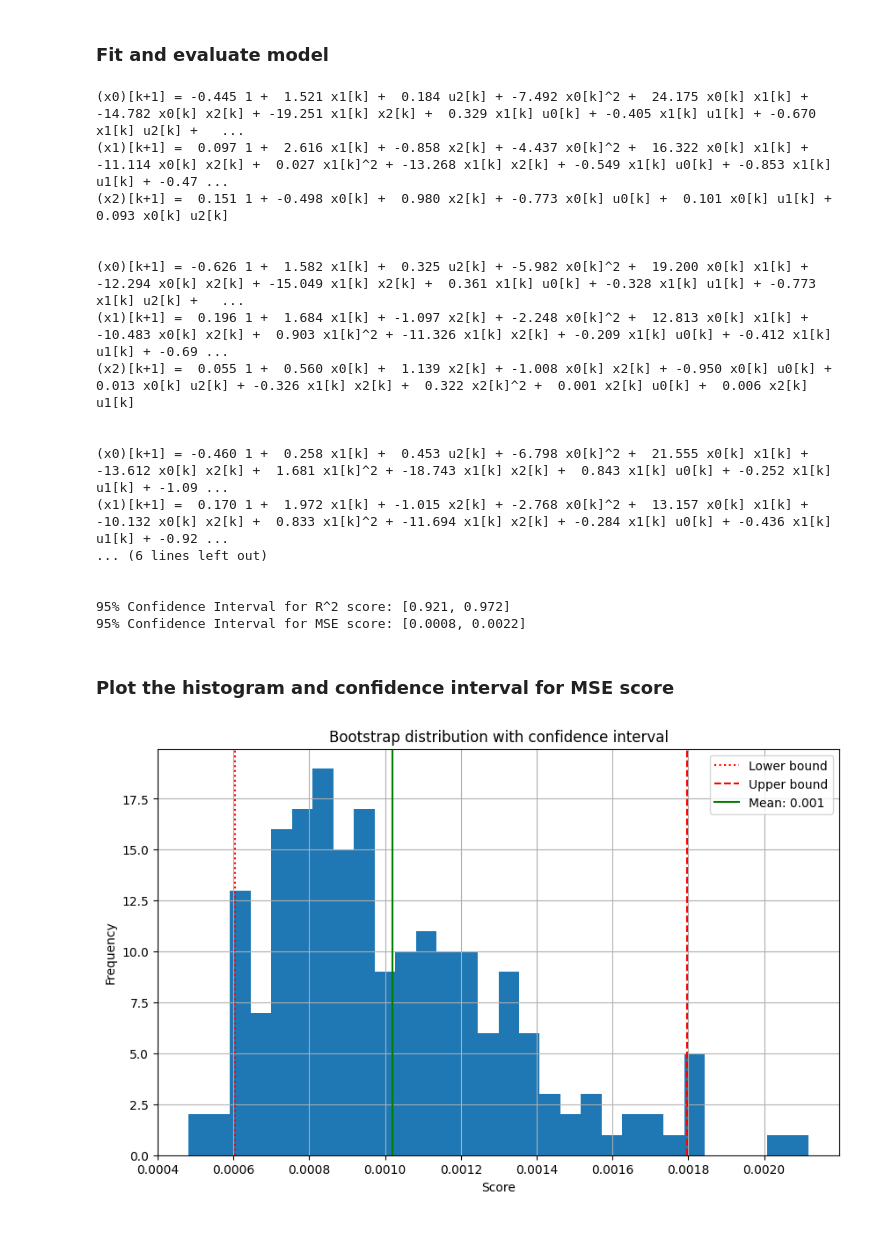
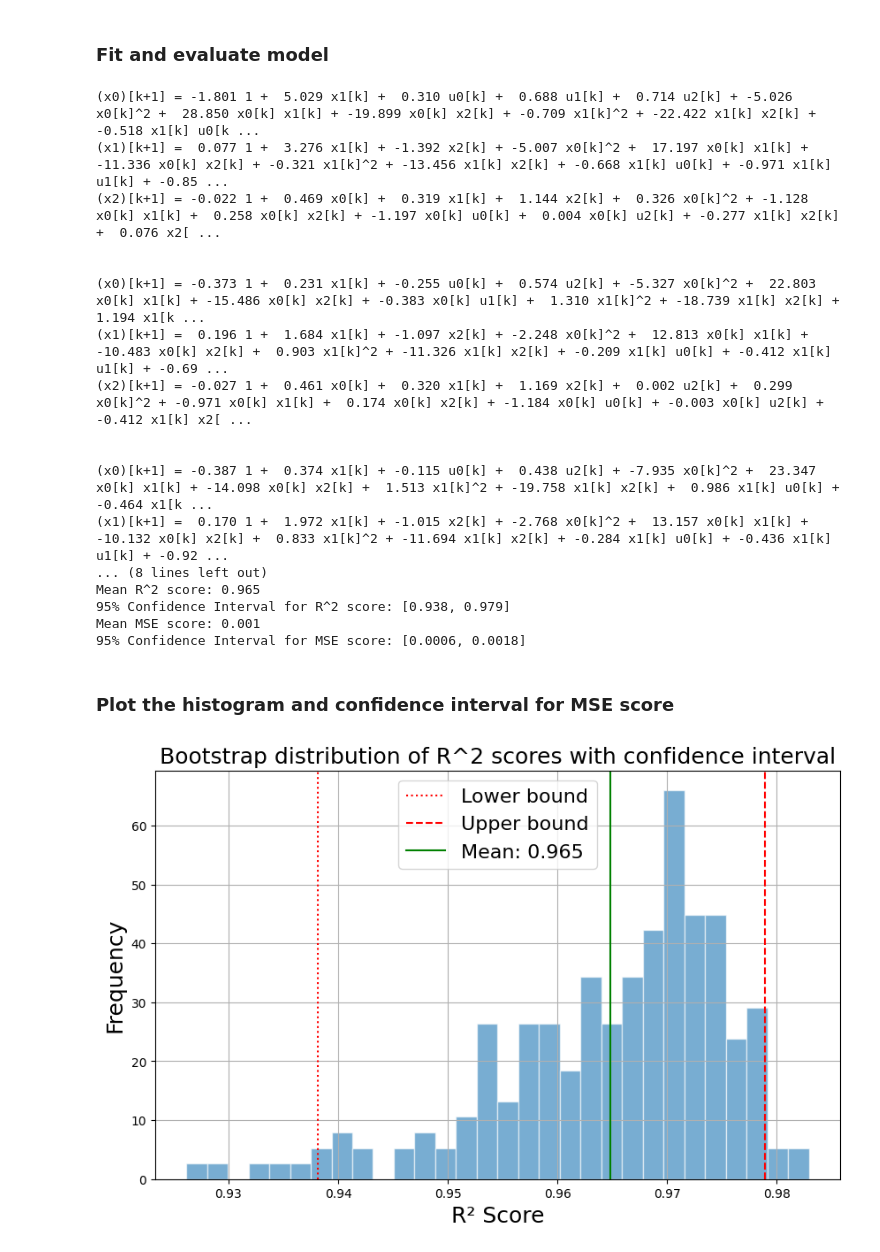
Before and after one commit to nicmig/SocioSINDy, a Jupyter notebook: socio_sindy.ipynb, the cells around one changed output. Drawn from its saved outputs; the diff is of its cells as text; code cells hidden in the pictures.

Commit message:
**update socio_sindy model **added coefficient approach

```diff
--- a/socio_sindy.ipynb
+++ b/socio_sindy.ipynb
@@ -142,67 +183,69 @@ def calculate_confidence(scores, confidence=0.95):
 # %% [markdown]
 ### Initiate DiscreteSINDy model
 # %%
-threshold = 0.5
+threshold = 0.4
 degree=2
 
 optimizer = ps.STLSQ(threshold=threshold, normalize_columns=True)
 library = ps.PolynomialLibrary(degree=degree, interaction_only=False)
-model = ps.DiscreteSINDy(optimizer=optimizer, feature_library=library)
+pred_model = ps.DiscreteSINDy(optimizer=optimizer, feature_library=library)
 # %% [markdown]
 ### Fit and evaluate model
 # %%
-r2_score = []
-mse_score = []
+pred_r2_score = []
+pred_mse_score = []
 for subset in range(len(subsets)):
-    model.fit(subsets[subset]["train_data"], t=dt, u=subsets[subset]["u_train_data"])
+    pred_model.fit(subsets[subset]["train_data"], t=dt, u=subsets[subset]["u_train_data"])
     if subset % 50 == 0:
-        model.print()
+        pred_model.print()
         print("\n")
-    r2_score.append(model.score(subsets[subset]["test_data"], t=dt, u=subsets[subset]["u_test_data"]))
-    mse_score.append(model.score(subsets[subset]["test_data"], t=dt, u=subsets[subset]["u_test_data"], metric=mean_squared_error))
+    pred_r2_score.append(pred_model.score(subsets[subset]["test_data"], t=dt, u=subsets[subset]["u_test_data"]))
+    pred_mse_score.append(pred_model.score(subsets[subset]["test_data"], t=dt, u=subsets[subset]["u_test_data"], metric=mean_squared_error))
     #print(model.score(splits[split]["test_data"], t=dt, u=splits[split]["u_test_data"], metric=mean_squared_error))
 
-ci_lower_r2, ci_upper_r2 = calculate_confidence(r2_score, confidence=0.95) # confidence interval for r2 score
+ci_lower_r2, ci_upper_r2 = calculate_confidence(pred_r2_score, confidence=0.95) # confidence interval for r2 score
+print(f"Mean R^2 score: {(sum(pred_r2_score)/len(subsets)):.3f}")
 print(f"95% Confidence Interval for R^2 score: [{ci_lower_r2:.3f}, {ci_upper_r2:.3f}]")
 
-ci_lower_mse, ci_upper_mse = calculate_confidence(mse_score, confidence=0.95) # confidence interval for MSE score
+ci_lower_mse, ci_upper_mse = calculate_confidence(pred_mse_score, confidence=0.95) # confidence interval for MSE score
+print(f"Mean MSE score: {(sum(pred_mse_score)/len(subsets)):.3f}")
 print(f"95% Confidence Interval for MSE score: [{ci_lower_mse:.4f}, {ci_upper_mse:.4f}]")
 # %% [output]
-(x0)[k+1] = -0.445 1 +  1.521 x1[k] +  0.184 u2[k] + -7.492 x0[k]^2 +  24.175 x0[k] x1[k] + -14.782 x0[k] x2[k] + -19.251 x1[k] x2[k] +  0.329 x1[k] u0[k] + -0.405 x1[k] u1[k] + -0.670 x1[k] u2[k] +   ...
-(x1)[k+1] =  0.097 1 +  2.616 x1[k] + -0.858 x2[k] + -4.437 x0[k]^2 +  16.322 x0[k] x1[k] + -11.114 x0[k] x2[k] +  0.027 x1[k]^2 + -13.268 x1[k] x2[k] + -0.549 x1[k] u0[k] + -0.853 x1[k] u1[k] + -0.47 ...
-(x2)[k+1] =  0.151 1 + -0.498 x0[k] +  0.980 x2[k] + -0.773 x0[k] u0[k] +  0.101 x0[k] u1[k] +  0.093 x0[k] u2[k]
+(x0)[k+1] = -1.801 1 +  5.029 x1[k] +  0.310 u0[k] +  0.688 u1[k] +  0.714 u2[k] + -5.026 x0[k]^2 +  28.850 x0[k] x1[k] + -19.899 x0[k] x2[k] + -0.709 x1[k]^2 + -22.422 x1[k] x2[k] + -0.518 x1[k] u0[k ...
+(x1)[k+1] =  0.077 1 +  3.276 x1[k] + -1.392 x2[k] + -5.007 x0[k]^2 +  17.197 x0[k] x1[k] + -11.336 x0[k] x2[k] + -0.321 x1[k]^2 + -13.456 x1[k] x2[k] + -0.668 x1[k] u0[k] + -0.971 x1[k] u1[k] + -0.85 ...
+(x2)[k+1] = -0.022 1 +  0.469 x0[k] +  0.319 x1[k] +  1.144 x2[k] +  0.326 x0[k]^2 + -1.128 x0[k] x1[k] +  0.258 x0[k] x2[k] + -1.197 x0[k] u0[k] +  0.004 x0[k] u2[k] + -0.277 x1[k] x2[k] +  0.076 x2[ ...
 
 
-(x0)[k+1] = -0.626 1 +  1.582 x1[k] +  0.325 u2[k] + -5.982 x0[k]^2 +  19.200 x0[k] x1[k] + -12.294 x0[k] x2[k] + -15.049 x1[k] x2[k] +  0.361 x1[k] u0[k] + -0.328 x1[k] u1[k] + -0.773 x1[k] u2[k] +   ...
+(x0)[k+1] = -0.373 1 +  0.231 x1[k] + -0.255 u0[k] +  0.574 u2[k] + -5.327 x0[k]^2 +  22.803 x0[k] x1[k] + -15.486 x0[k] x2[k] + -0.383 x0[k] u1[k] +  1.310 x1[k]^2 + -18.739 x1[k] x2[k] +  1.194 x1[k ...
 (x1)[k+1] =  0.196 1 +  1.684 x1[k] + -1.097 x2[k] + -2.248 x0[k]^2 +  12.813 x0[k] x1[k] + -10.483 x0[k] x2[k] +  0.903 x1[k]^2 + -11.326 x1[k] x2[k] + -0.209 x1[k] u0[k] + -0.412 x1[k] u1[k] + -0.69 ...
-(x2)[k+1] =  0.055 1 +  0.560 x0[k] +  1.139 x2[k] + -1.008 x0[k] x2[k] + -0.950 x0[k] u0[k] +  0.013 x0[k] u2[k] + -0.326 x1[k] x2[k] +  0.322 x2[k]^2 +  0.001 x2[k] u0[k] +  0.006 x2[k] u1[k]
+(x2)[k+1] = -0.027 1 +  0.461 x0[k] +  0.320 x1[k] +  1.169 x2[k] +  0.002 u2[k] +  0.299 x0[k]^2 + -0.971 x0[k] x1[k] +  0.174 x0[k] x2[k] + -1.184 x0[k] u0[k] + -0.003 x0[k] u2[k] + -0.412 x1[k] x2[ ...
 
 
-(x0)[k+1] = -0.460 1 +  0.258 x1[k] +  0.453 u2[k] + -6.798 x0[k]^2 +  21.555 x0[k] x1[k] + -13.612 x0[k] x2[k] +  1.681 x1[k]^2 + -18.743 x1[k] x2[k] +  0.843 x1[k] u0[k] + -0.252 x1[k] u1[k] + -1.09 ...
+(x0)[k+1] = -0.387 1 +  0.374 x1[k] + -0.115 u0[k] +  0.438 u2[k] + -7.935 x0[k]^2 +  23.347 x0[k] x1[k] + -14.098 x0[k] x2[k] +  1.513 x1[k]^2 + -19.758 x1[k] x2[k] +  0.986 x1[k] u0[k] + -0.464 x1[k ...
 (x1)[k+1] =  0.170 1 +  1.972 x1[k] + -1.015 x2[k] + -2.768 x0[k]^2 +  13.157 x0[k] x1[k] + -10.132 x0[k] x2[k] +  0.833 x1[k]^2 + -11.694 x1[k] x2[k] + -0.284 x1[k] u0[k] + -0.436 x1[k] u1[k] + -0.92 ...
-... (6 lines left out)
-
-
-95% Confidence Interval for R^2 score: [0.921, 0.972]
-95% Confidence Interval for MSE score: [0.0008, 0.0022]
+... (8 lines left out)
+Mean R^2 score: 0.965
+95% Confidence Interval for R^2 score: [0.938, 0.979]
+Mean MSE score: 0.001
+95% Confidence Interval for MSE score: [0.0006, 0.0018]
 # %% [markdown]
 ### Plot the histogram and confidence interval for MSE score
 # %%
 plt.figure(figsize=(10, 6))
 
 # histogram of bootstrap scores
-plt.hist(mse_score, bins=30)
+plt.hist(pred_r2_score, bins=30, edgecolor="white", alpha=0.6, density=True)
 
 # Add confidence interval lines
-plt.axvline(ci_lower_mse, color='red', linestyle='dotted', label=f'Lower bound')
-plt.axvline(ci_upper_mse, color='red', linestyle='dashed', label=f'Upper bound')
-plt.axvline(np.mean(mse_score), color='green', label=f'Mean: {np.mean(mse_score):.3f}')
+plt.axvline(ci_lower_r2, color='red', linestyle='dotted', label=f'Lower bound')
+plt.axvline(ci_upper_r2, color='red', linestyle='dashed', label=f'Upper bound')
+plt.axvline(statistics.mean(pred_r2_score), color='green', label=f'Mean: {statistics.mean(pred_r2_score):.3f}')
 
-plt.xlabel('Score')
-plt.ylabel('Frequency')
-plt.title('Bootstrap distribution with confidence interval')
+plt.xlabel('R² Score', fontsize=18)
+plt.ylabel('Frequency', fontsize=18)
+plt.title('Bootstrap distribution of R^2 scores with confidence interval', fontsize=18)
 plt.grid()
-plt.legend()
+plt.legend(fontsize=16)
 plt.show()
 # %% [output]
-[figure, old version]
+[figure, new version]
```
Also changed, not shown: parts of 9 cells of this notebook.
